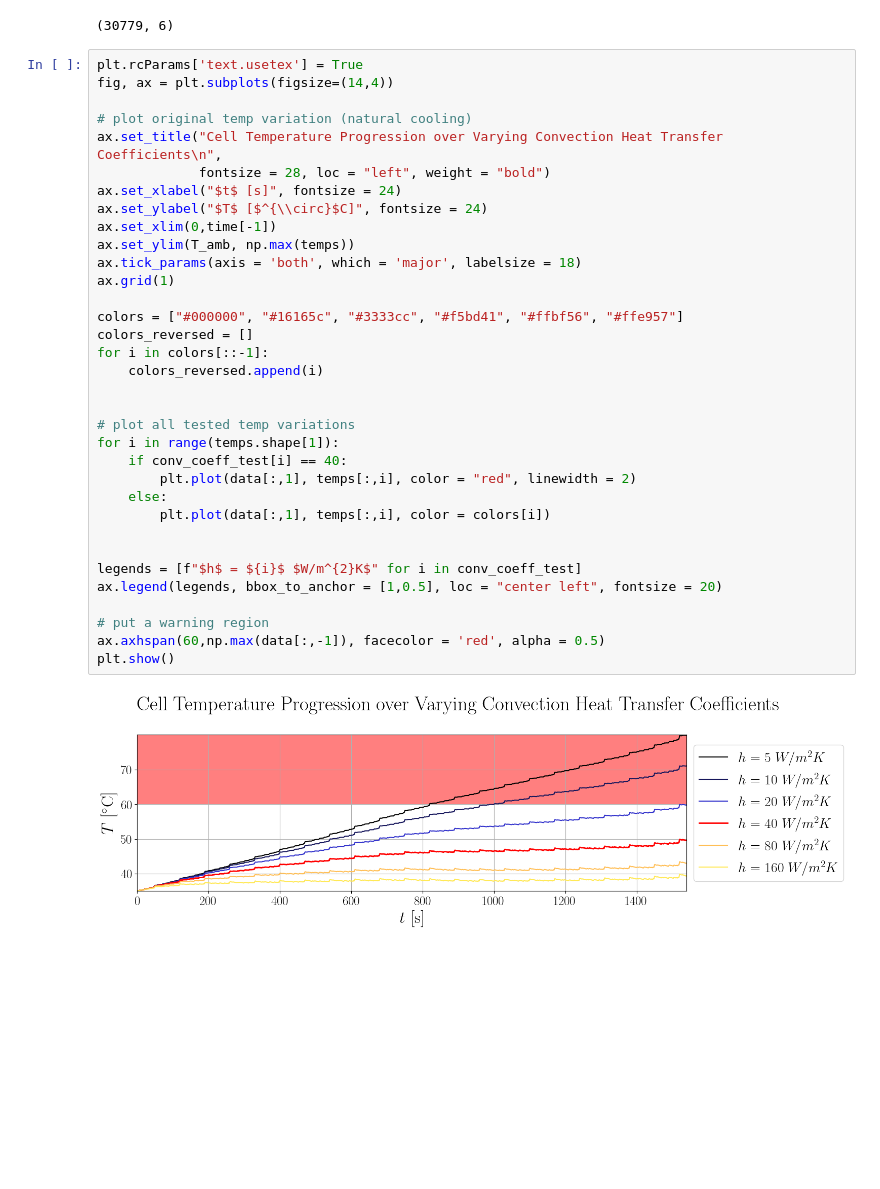
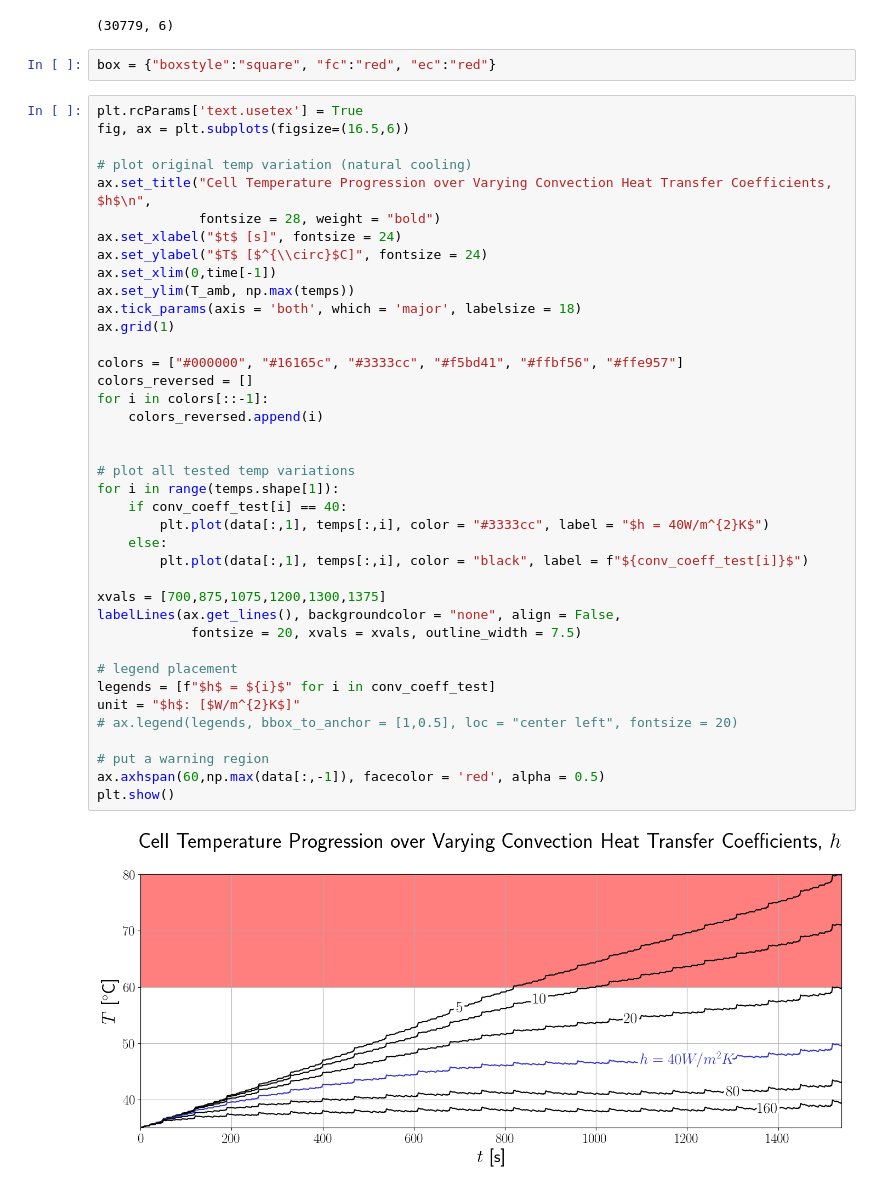
Before and after one commit to lemslemslems/cell_thermal_calculations, a Jupyter notebook: MAIN_cell_thermal_calculations.ipynb, the cells around one changed output. Drawn from its saved outputs; the diff is of its cells as text; blank space fills up the shorter version.

```diff
--- a/MAIN_cell_thermal_calculations.ipynb
+++ b/MAIN_cell_thermal_calculations.ipynb
@@ -320,39 +320,46 @@ for i in range(len(conv_coeff_test)):
 print(temps.shape)
 # %% [output]
 (30779, 6)
+# %%
+box = {"boxstyle":"square", "fc":"red", "ec":"red"}
 # %%
 plt.rcParams['text.usetex'] = True
-fig, ax = plt.subplots(figsize=(14,4))
+fig, ax = plt.subplots(figsize=(16.5,6))
 
 # plot original temp variation (natural cooling)
-ax.set_title("Cell Temperature Progression over Varying Convection Heat Transfer Coefficients\n",
-             fontsize = 28, loc = "left", weight = "bold")
+ax.set_title("Cell Temperature Progression over Varying Convection Heat Transfer Coefficients, $h$\n",
+             fontsize = 28, weight = "bold")
 ax.set_xlabel("$t$ [s]", fontsize = 24)
 ax.set_ylabel("$T$ [$^{\\circ}$C]", fontsize = 24)
 ax.set_xlim(0,time[-1])
 ax.set_ylim(T_amb, np.max(temps))
 ax.tick_params(axis = 'both', which = 'major', labelsize = 18)
 ax.grid(1)
 
 colors = ["#000000", "#16165c", "#3333cc", "#f5bd41", "#ffbf56", "#ffe957"]
 colors_reversed = []
 for i in colors[::-1]:
     colors_reversed.append(i)
 
 
 # plot all tested temp variations
 for i in range(temps.shape[1]):
     if conv_coeff_test[i] == 40:
-        plt.plot(data[:,1], temps[:,i], color = "red", linewidth = 2)
+        plt.plot(data[:,1], temps[:,i], color = "#3333cc", label = "$h = 40W/m^{2}K$")
     else:
-        plt.plot(data[:,1], temps[:,i], color = colors[i])
+        plt.plot(data[:,1], temps[:,i], color = "black", label = f"${conv_coeff_test[i]}$")
 
+xvals = [700,875,1075,1200,1300,1375]
+labelLines(ax.get_lines(), backgroundcolor = "none", align = False,
+            fontsize = 20, xvals = xvals, outline_width = 7.5)
 
-legends = [f"$h$ = ${i}$ $W/m^{2}K$" for i in conv_coeff_test]
-ax.legend(legends, bbox_to_anchor = [1,0.5], loc = "center left", fontsize = 20)
+# legend placement
+legends = [f"$h$ = ${i}$" for i in conv_coeff_test]
+unit = "$h$: [$W/m^{2}K$]"
+# ax.legend(legends, bbox_to_anchor = [1,0.5], loc = "center left", fontsize = 20)
 
 # put a warning region
 ax.axhspan(60,np.max(data[:,-1]), facecolor = 'red', alpha = 0.5)
 plt.show()
 # %% [output]
-[figure, old version]
+[figure, new version]
```
Also changed, not shown: parts of 2 cells of this notebook.
